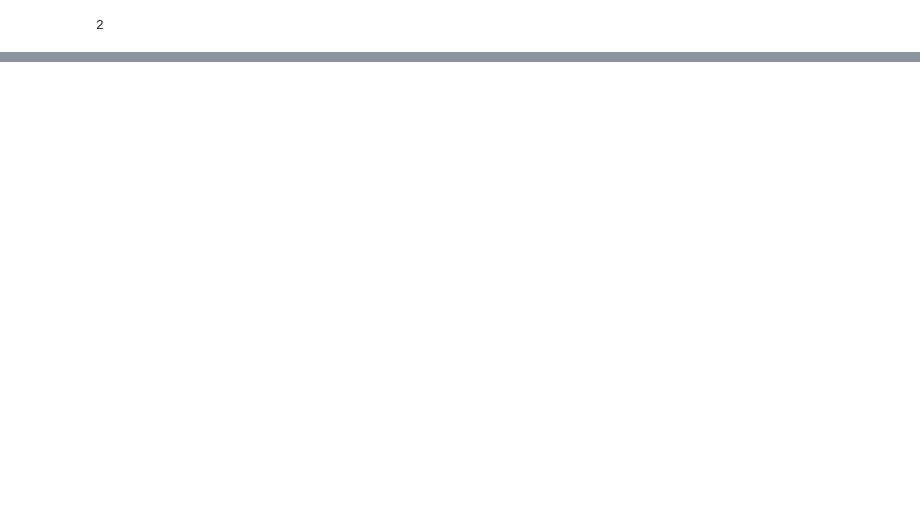
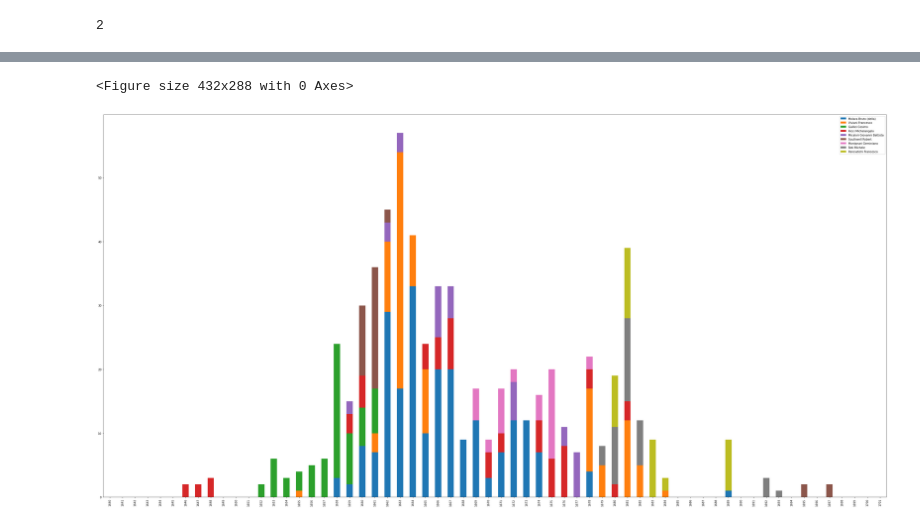
Before and after one commit to LHST-EPFL/Viviani_correspondence_network, a Jupyter notebook: Histograms.ipynb, the cells around one changed output, grey strips where cells are left out. Drawn from its saved outputs; the diff is of its cells as text; code cells hidden in the pictures; blank space fills up the shorter version.

```diff
--- a/Histograms.ipynb
+++ b/Histograms.ipynb
@@ -288,0 +510,2 @@ plt.savefig('Sent by Borelli.png', dpi=150)
+# %%
+filtred_id['Noms cités'] = filtred_id['Noms cités'].str.replace('destinatario.', ', ')
@@ -288,0 +591,6 @@ plt.savefig('Sent by Borelli.png', dpi=150)
+# %%
+top_9 = filtred_id['Expéditeur'].value_counts().add(filtred_id['Destinataire'].value_counts(),fill_value=0)
+top_9 = top_9.drop(index = ('Viviani Vincenzo' ))
+top_9 = top_9.drop(index = ('[non identificato]' ))
+top_9 = top_9.sort_values(ascending = False).nlargest(9)
+top_9
@@ -288,0 +644,3 @@ plt.savefig('Sent by Borelli.png', dpi=150)
+# %%
+final_hist = pd.DataFrame(columns = top_9.index)
+final_hist
@@ -288,0 +649,14 @@ plt.savefig('Sent by Borelli.png', dpi=150)
+# %%
+
+for i in range(1640 , 1702, 1):
+    df = filtred_id.loc[filtred_id['Year'].astype(str).str.find(str(i))!= -1]
+    top_9 = df['Expéditeur'].value_counts().add(df['Destinataire'].value_counts(),fill_value=0)
+    top_9 = top_9.drop(index = ('Viviani Vincenzo' ), errors='ignore')
+    top_9 = top_9.drop(index = ('[non identificato]' ), errors='ignore')
+    top_9 = top_9.sort_values(ascending = False).nlargest(9)
+    top_9.name = i
+    final_hist.loc[i] = top_9
+
+final_hist = final_hist.fillna(0)
+final_hist = final_hist.sort_index(ascending=True)
+final_hist
@@ -288,0 +677,8 @@ plt.savefig('Sent by Borelli.png', dpi=150)
+# %%
+plt.suptitle('Top 9 all years')
+final_hist.plot.bar(stacked = True, figsize=(40, 20))
+plt.tight_layout()
+plt.savefig('histo top 9')
+# %% [output]
+<Figure size 432x288 with 0 Axes>
+[figure, added]
```
Also changed, not shown: parts of 51 cells of this notebook.
